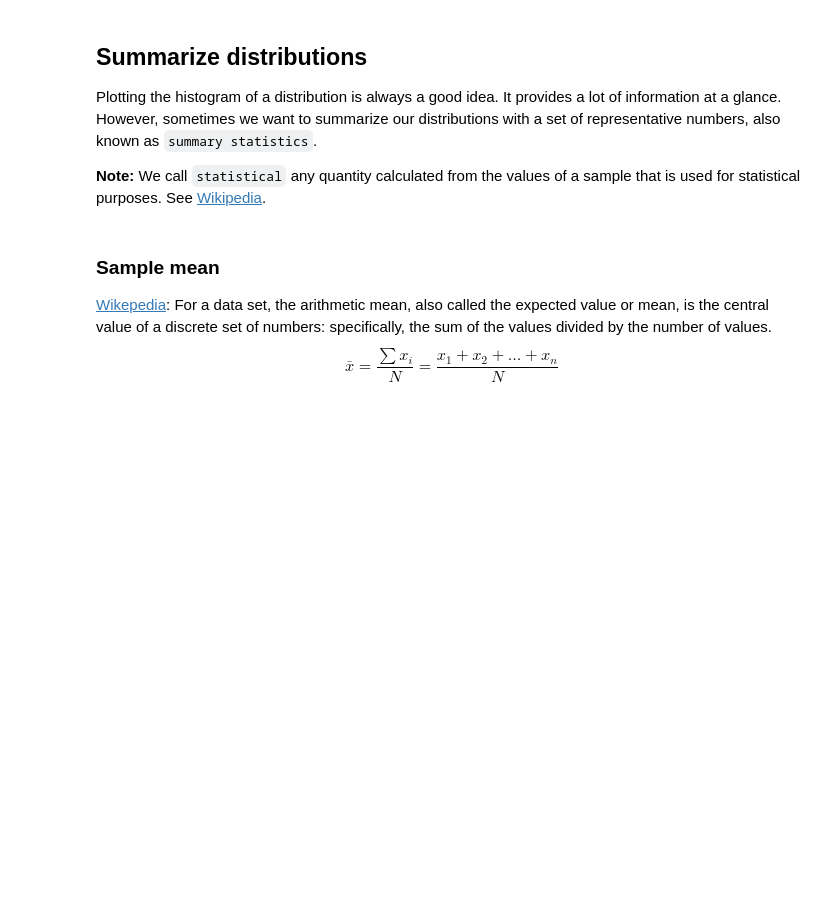
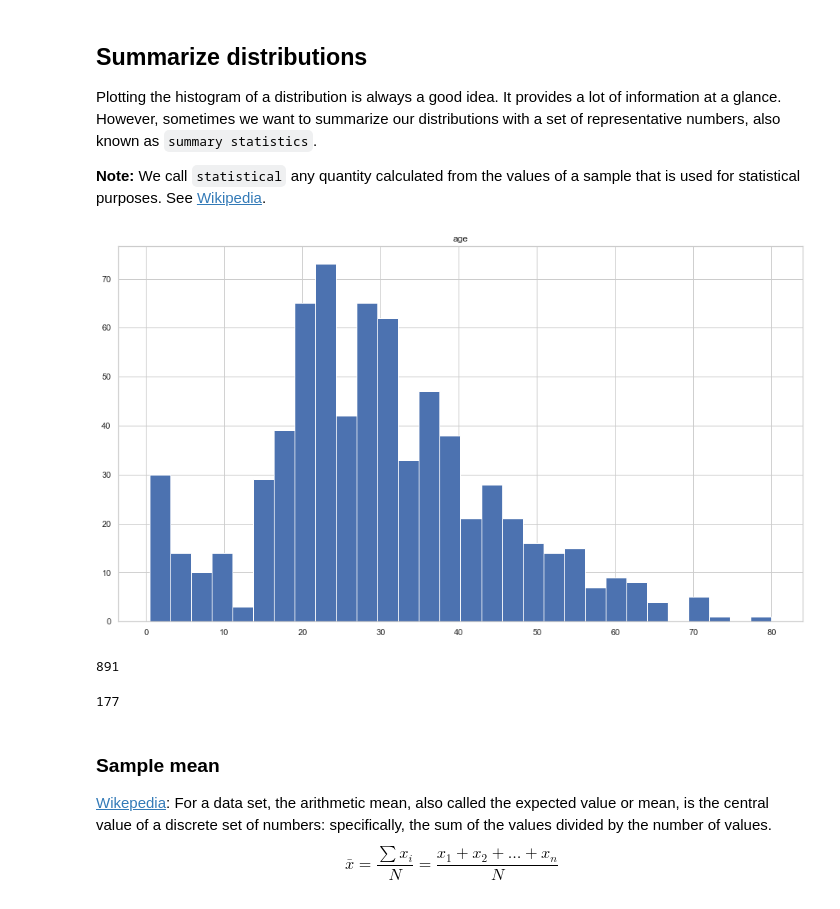
Before and after one commit to Ironhack-data-bcn-feb-2023/lectures, a Jupyter notebook: 28. Intro to statistics.ipynb, the cells around one changed output. Cells and saved outputs as stored; diff of their text form; code cells hidden in the pictures; blank space fills up the shorter version.

```diff
--- a/28. Intro to statistics.ipynb
+++ b/28. Intro to statistics.ipynb
@@ -39,3 +58,16 @@ Plotting the histogram of a distribution is always a good idea. It provides a lo
+# %%
+df = sns.load_dataset("titanic")
+df.hist("age", bins=30);
+# %% [output]
+[figure, added]
+# %%
+df.shape[0]
+# %% [output]
+891
+# %%
+df.age.isna().sum()
+# %% [output]
+177
 # %% [markdown]
 ### Sample mean
 
```
Also changed, not shown: parts of 58 cells of this notebook.
